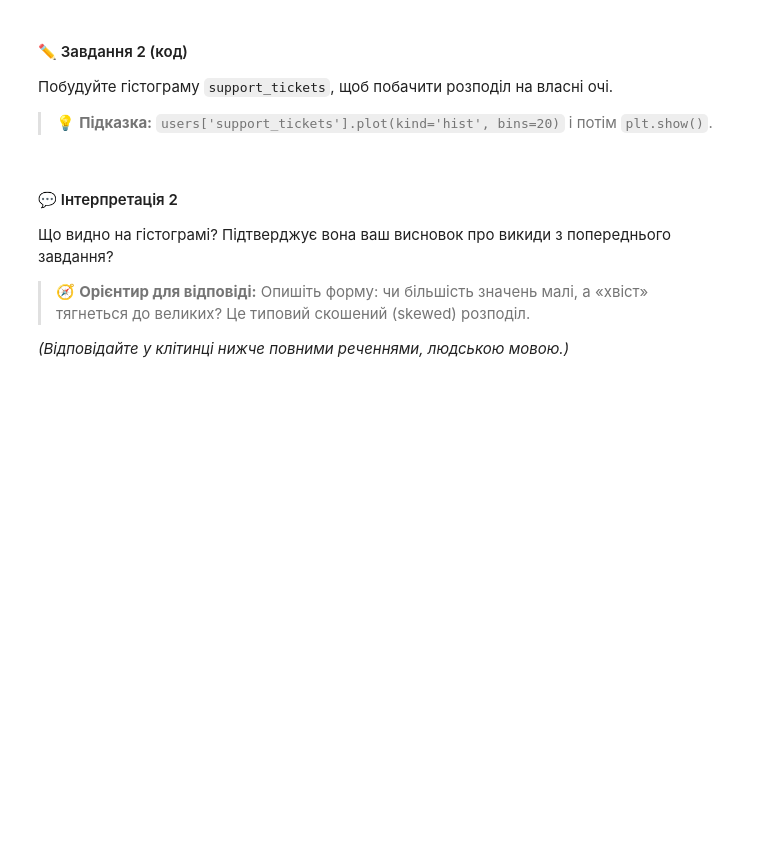
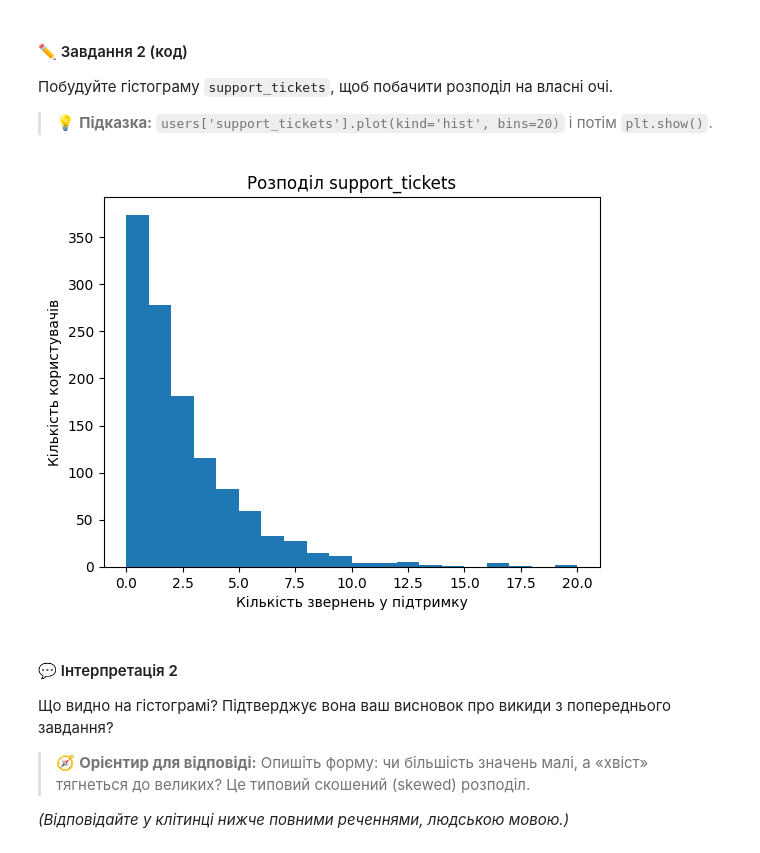
Before and after one commit to edik06031-rgb/DTA_2026, a Jupyter notebook: HW/practice_stat_tests_HARDER_19_06.ipynb, the cells around one changed output. Drawn from its saved outputs; the diff is of its cells as text; code cells hidden in the pictures; blank space fills up the shorter version.

```diff
--- a/HW/practice_stat_tests_HARDER_19_06.ipynb
+++ b/HW/practice_stat_tests_HARDER_19_06.ipynb
@@ -54,8 +54,8 @@ import numpy as np
 from scipy import stats
 import matplotlib.pyplot as plt
 
-users = pd.read_csv("saas_users.csv")
-ab = pd.read_csv("onboarding_ab.csv")
+users = pd.read_csv("/content/drive/MyDrive/DataAnalitic/saas_users.csv")
+ab = pd.read_csv("/content/drive/MyDrive/DataAnalitic/onboarding_ab.csv")
 
 print("Користувачі:", users.shape)
 print("A/B онбординг:", ab.shape)
@@ -97,3 +131,12 @@ users.head()
+# %%
+# Завдання 2:
+users['support_tickets'].plot(kind='hist', bins=20)
+plt.xlabel('Кількість звернень у підтримку')
+plt.ylabel('Кількість користувачів')
+plt.title('Розподіл support_tickets')
+plt.show()
+# %% [output]
+[figure, added]
 # %% [markdown]
 #### 💬 Інтерпретація 2
 
```
Also changed, not shown: parts of 31 cells of this notebook.
